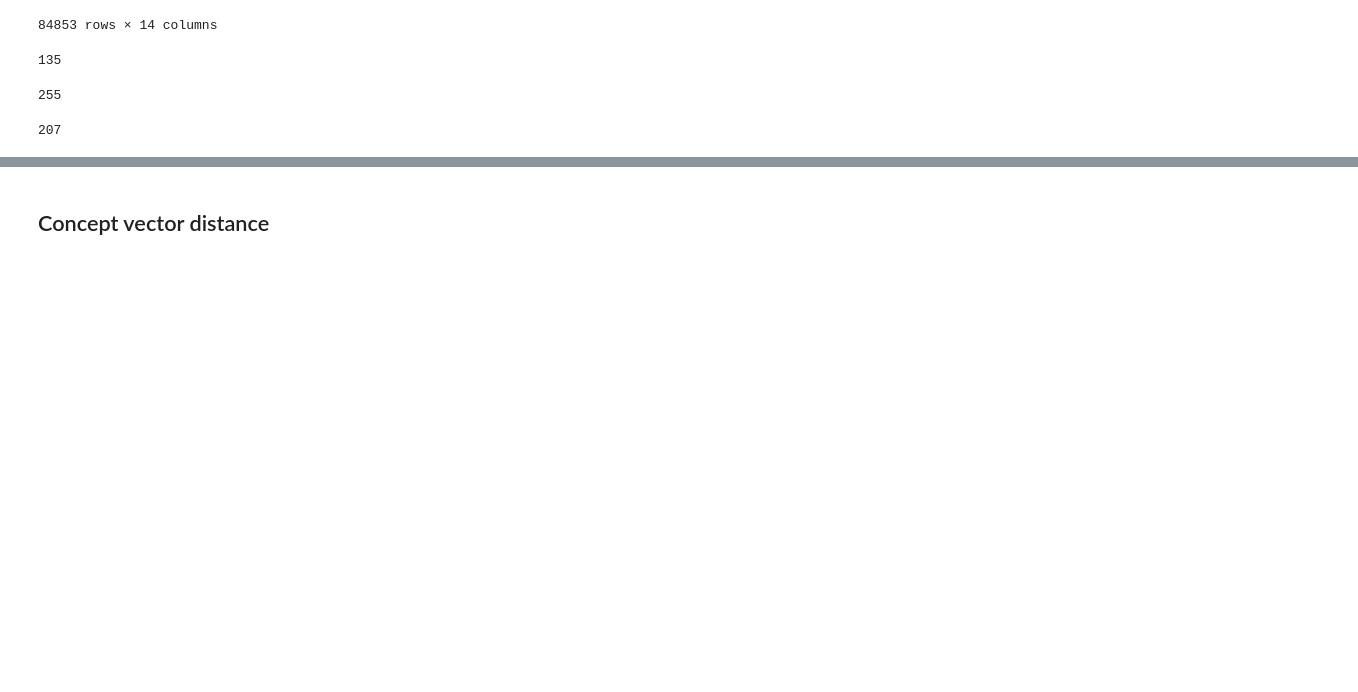
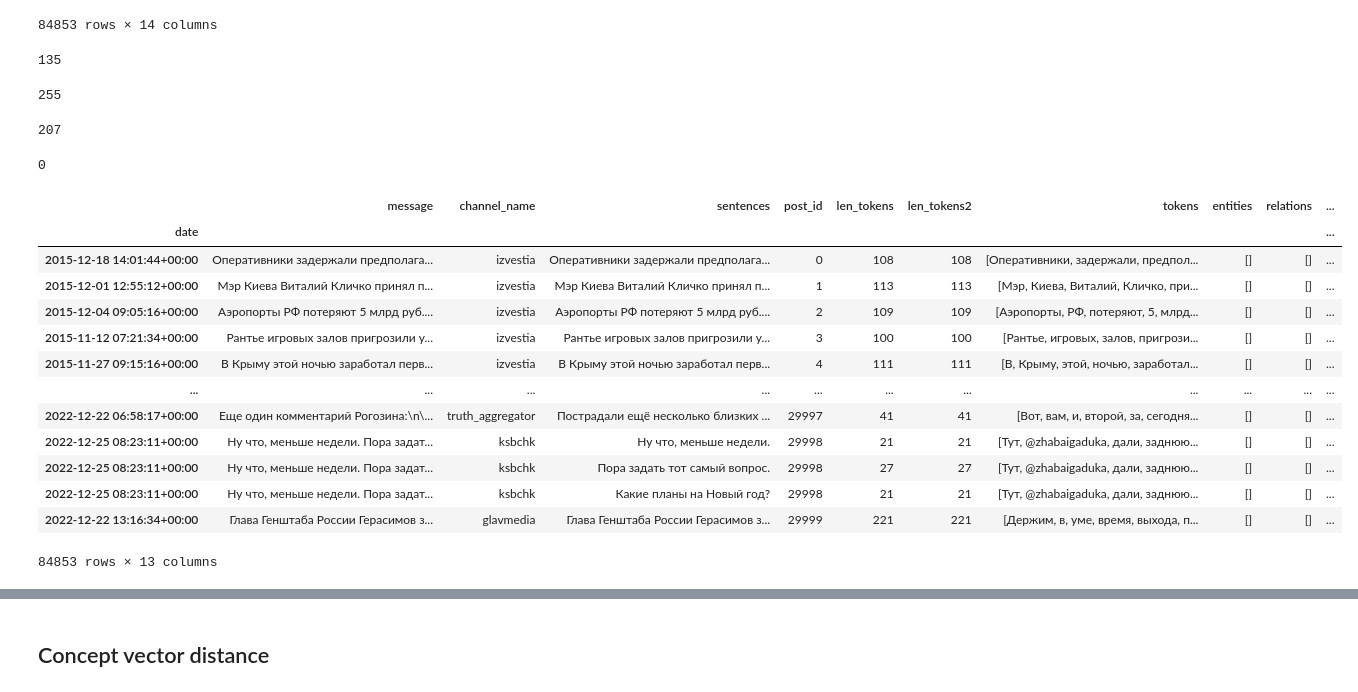
Before and after one commit to kateburovova/dehumanization, a Jupyter notebook: diachronic_analysis.ipynb, the cells around one changed output, grey strips where cells are left out. Saved outputs shown, nothing was run; the diff lists cells and outputs as text; code cells hidden in the pictures; blank space fills up the shorter version.

```diff
--- a/diachronic_analysis.ipynb
+++ b/diachronic_analysis.ipynb
@@ -989,3 +989,24 @@ df_predicted_data_merged.HIGH_UH_LOW_NH.sum()
 df_predicted_data_merged.LOW_UH_HIGH_NH.sum()
 # %% [output]
 207
+# %%
+df_predicted_data_merged.HIGH_UH_HIGH_NH.sum()
+# %% [output]
+0
+# %%
+df_predicted_data_merged.set_index('date', inplace=True)
+# %% [output]
+|  | message | channel_name | sentences | post_id | len_tokens | len_tokens2 | tokens | entities | relations | ... |
+| date |  |  |  |  |  |  |  |  |  | ... |
+| 2015-12-18 14:01:44+00:00 | Оперативники задержали предполага... | izvestia | Оперативники задержали предполага... | 0 | 108 | 108 | [Оперативники, задержали, предпол... | [] | [] | ... |
+| 2015-12-01 12:55:12+00:00 | Мэр Киева Виталий Кличко принял п... | izvestia | Мэр Киева Виталий Кличко принял п... | 1 | 113 | 113 | [Мэр, Киева, Виталий, Кличко, при... | [] | [] | ... |
+| 2015-12-04 09:05:16+00:00 | Аэропорты РФ потеряют 5 млрд руб.... | izvestia | Аэропорты РФ потеряют 5 млрд руб.... | 2 | 109 | 109 | [Аэропорты, РФ, потеряют, 5, млрд... | [] | [] | ... |
+| 2015-11-12 07:21:34+00:00 | Рантье игровых залов пригрозили у... | izvestia | Рантье игровых залов пригрозили у... | 3 | 100 | 100 | [Рантье, игровых, залов, пригрози... | [] | [] | ... |
+| 2015-11-27 09:15:16+00:00 | В Крыму этой ночью заработал перв... | izvestia | В Крыму этой ночью заработал перв... | 4 | 111 | 111 | [В, Крыму, этой, ночью, заработал... | [] | [] | ... |
+| ... | ... | ... | ... | ... | ... | ... | ... | ... | ... | ... |
+| 2022-12-22 06:58:17+00:00 | Еще один комментарий Рогозина:\n\... | truth_aggregator | Пострадали ещё несколько близких ... | 29997 | 41 | 41 | [Вот, вам, и, второй, за, сегодня... | [] | [] | ... |
+| 2022-12-25 08:23:11+00:00 | Ну что, меньше недели. Пора задат... | ksbchk | Ну что, меньше недели. | 29998 | 21 | 21 | [Тут, @zhabaigaduka, дали, заднюю... | [] | [] | ... |
+| 2022-12-25 08:23:11+00:00 | Ну что, меньше недели. Пора задат... | ksbchk | Пора задать тот самый вопрос. | 29998 | 27 | 27 | [Тут, @zhabaigaduka, дали, заднюю... | [] | [] | ... |
+| 2022-12-25 08:23:11+00:00 | Ну что, меньше недели. Пора задат... | ksbchk | Какие планы на Новый год? | 29998 | 21 | 21 | [Тут, @zhabaigaduka, дали, заднюю... | [] | [] | ... |
+| 2022-12-22 13:16:34+00:00 | Глава Генштаба России Герасимов з... | glavmedia | Глава Генштаба России Герасимов з... | 29999 | 221 | 221 | [Держим, в, уме, время, выхода, п... | [] | [] | ... |
+84853 rows × 13 columns
```
Also changed, not shown: parts of 7 cells of this notebook.
